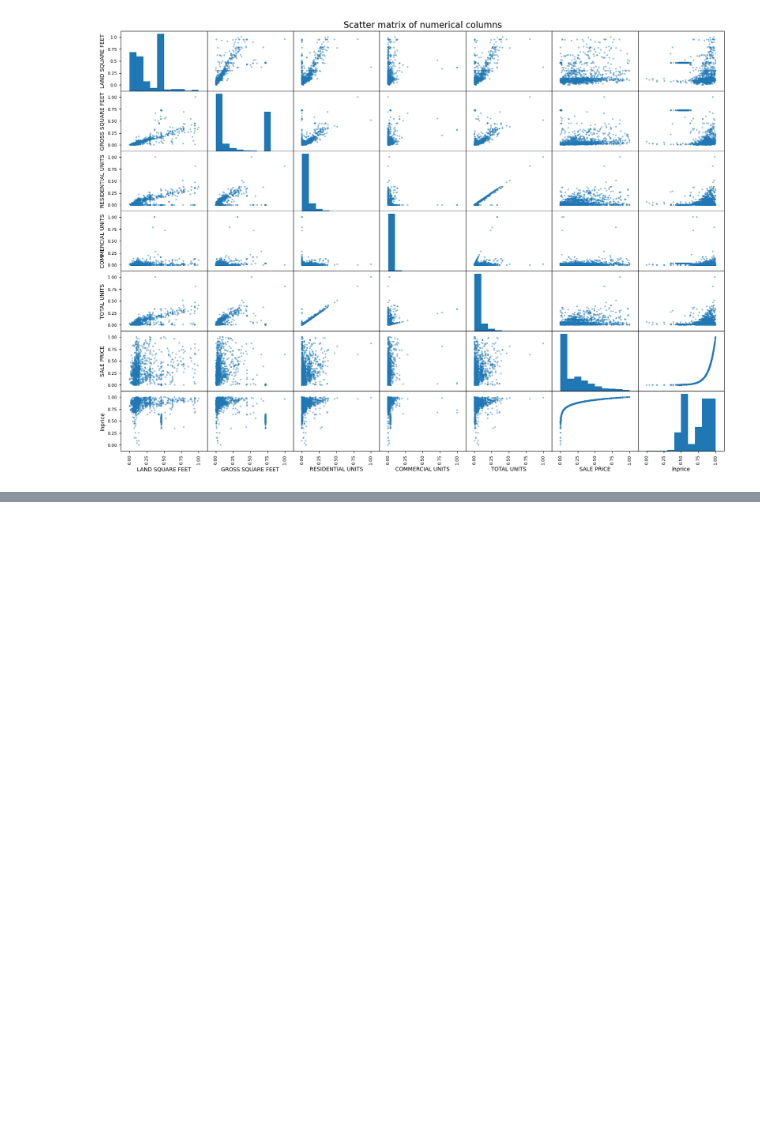
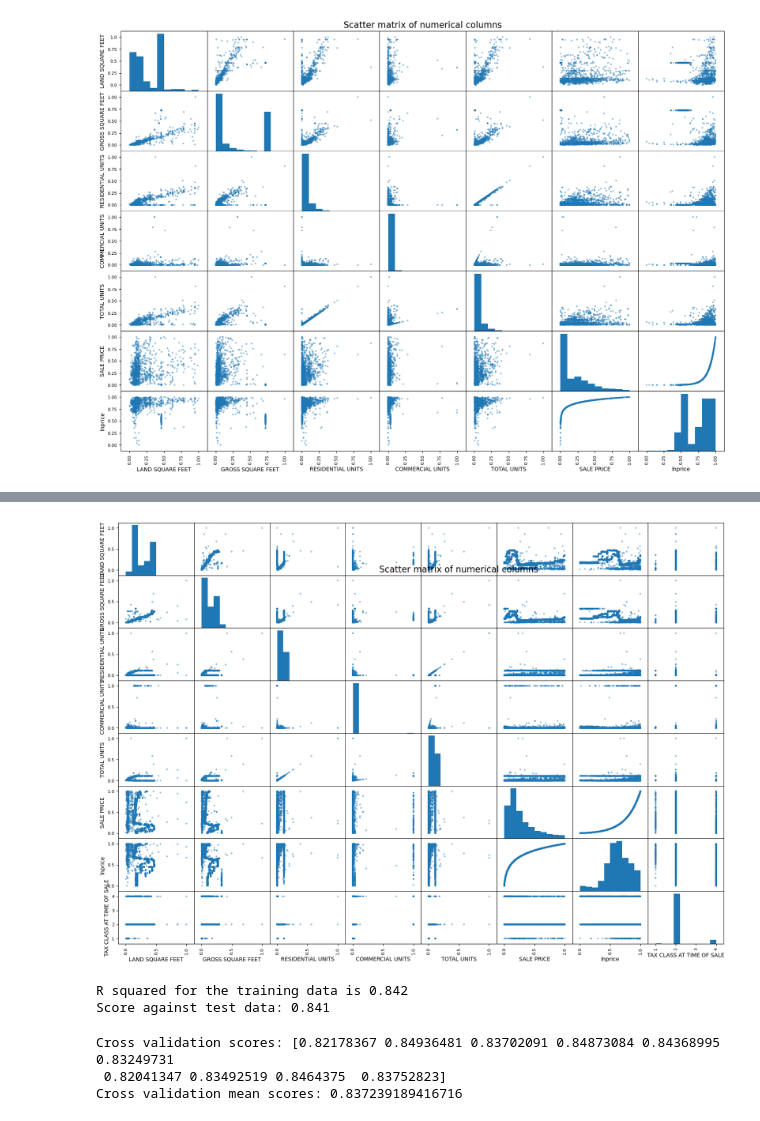
Before and after one commit to iNafey/house-price-predictor, a Jupyter notebook: main.ipynb, the cells around one changed output, grey strips where cells are left out. Drawn from its saved outputs; the diff is of its cells as text; code cells hidden in the pictures; blank space fills up the shorter version.

Commit message:
Improved model with 84% test accuracy and 15.4k data points

```diff
--- a/main.ipynb
+++ b/main.ipynb
@@ -999,0 +1327,4 @@ dtype: int64
+# %%
+missing_land_X = missing_land[['TOTAL UNITS', 'lnprice', 'GROSS SQUARE FEET']]
+pred_land = land_rf.predict(missing_land_X)
+missing_land['LAND SQUARE FEET'] = pred_land
@@ -999,0 +1366,2 @@ dtype: int64
+# %%
+valid_land = treated_gross[treated_gross['LAND SQUARE FEET'].notna()]
@@ -999,0 +1380,3 @@ dtype: int64
+# %%
+treated_land = pd.concat([missing_land,valid_land])
+treated_land.isna().sum()
@@ -999,0 +1409,3 @@ dtype: int64
+# %%
+treated_data = treated_land
+treated_data.shape
@@ -999,0 +1439,15 @@ dtype: int64
+# %%
+scatter_m(treated_data,numericals)
+# %% [output]
+[figure, added]
+# %%
+treated_rf = rf_train(treated_data, ['LAND SQUARE FEET', 'TOTAL UNITS', 'GROSS SQUARE FEET'], 'lnprice')
+# %% [output]
+R squared for the training data is 0.842
+Score against test data: 0.841
+# %%
+cv(treated_data, treated_rf, ['LAND SQUARE FEET', 'TOTAL UNITS', 'GROSS SQUARE FEET'], 'lnprice')
+# %% [output]
+Cross validation scores: [0.82178367 0.84936481 0.83702091 0.84873084 0.84368995 0.83249731
+ 0.82041347 0.83492519 0.8464375  0.83752823]
+Cross validation mean scores: 0.837239189416716
```
Also changed, not shown: parts of 65 cells of this notebook.
